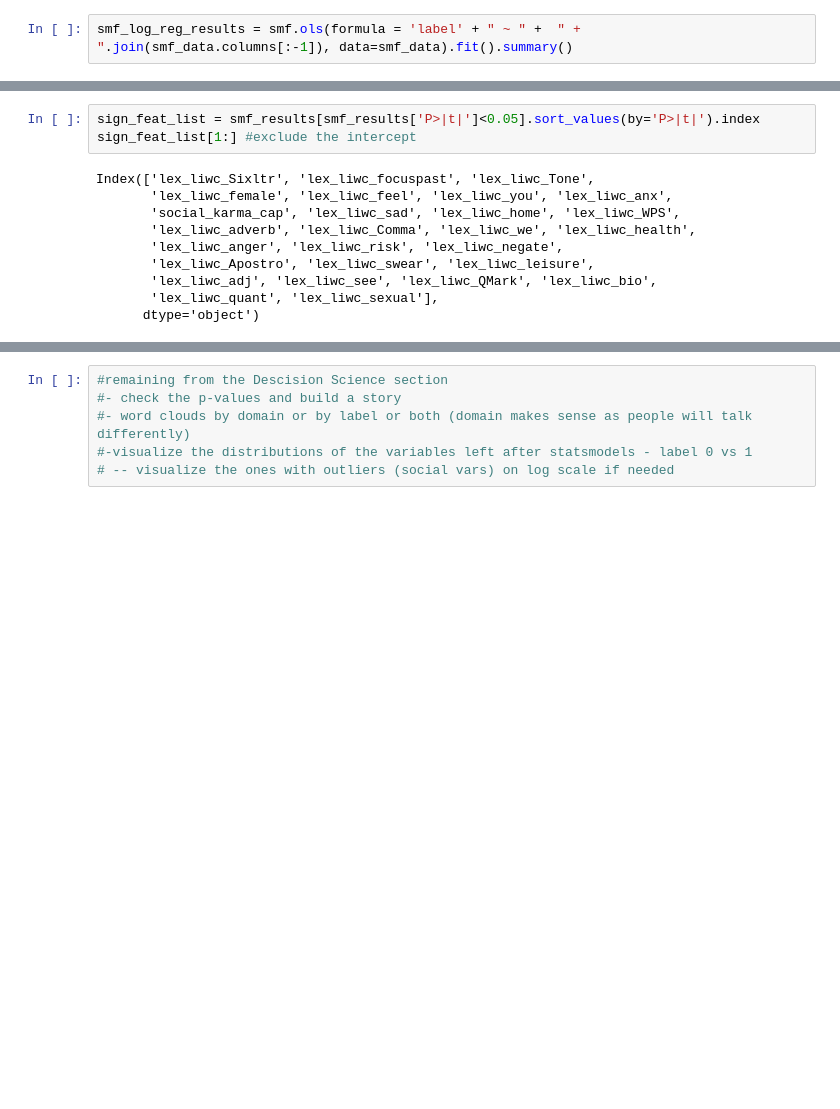
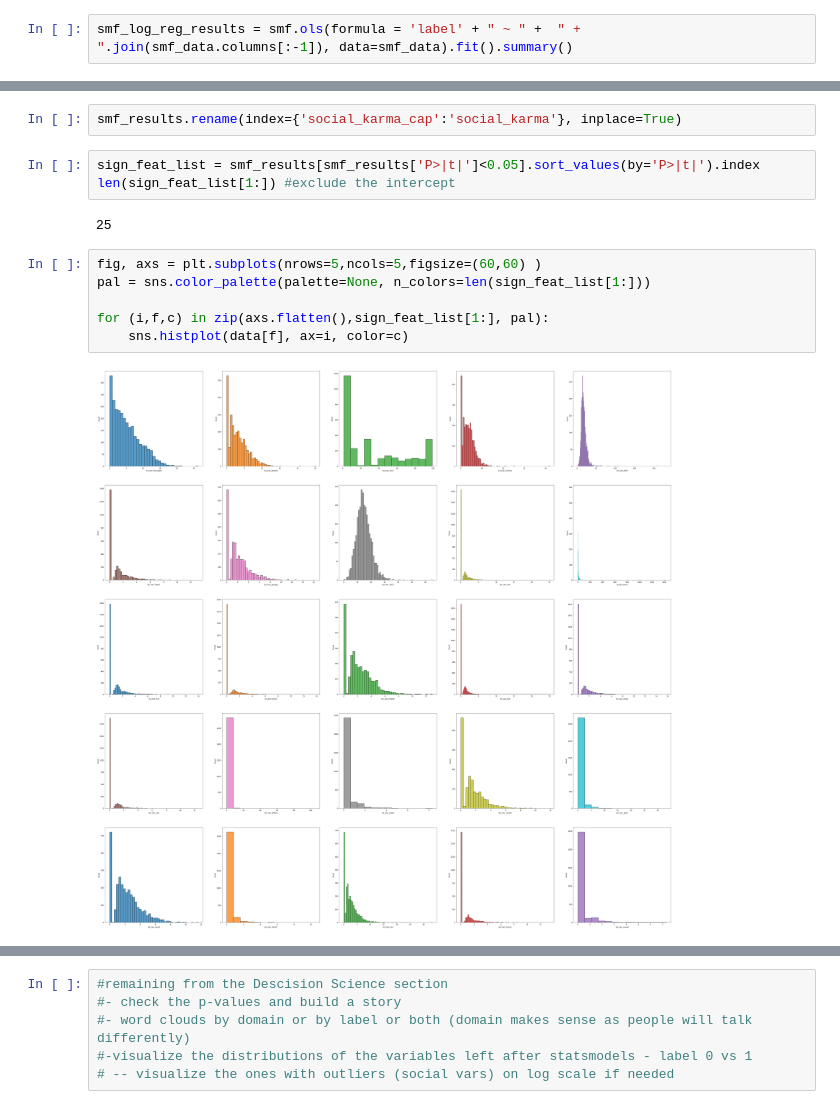
Before and after one commit to rradulov/dreaddit, a Jupyter notebook: notebooks/radul_helen_data_vizv2.ipynb, the cells around one changed output, grey strips where cells are left out. Cells and saved outputs as stored; diff of their text form; blank space fills up the shorter version.

```diff
--- a/notebooks/radul_helen_data_vizv2.ipynb
+++ b/notebooks/radul_helen_data_vizv2.ipynb
@@ -487,13 +505,15 @@ smf_results[smf_results['P>|t|']<0.05].sort_values(by='P>|t|')
+# %%
+smf_results.rename(index={'social_karma_cap':'social_karma'}, inplace=True)
 # %%
 sign_feat_list = smf_results[smf_results['P>|t|']<0.05].sort_values(by='P>|t|').index
-sign_feat_list[1:] #exclude the intercept
+len(sign_feat_list[1:]) #exclude the intercept
 # %% [output]
-Index(['lex_liwc_Sixltr', 'lex_liwc_focuspast', 'lex_liwc_Tone',
-       'lex_liwc_female', 'lex_liwc_feel', 'lex_liwc_you', 'lex_liwc_anx',
-       'social_karma_cap', 'lex_liwc_sad', 'lex_liwc_home', 'lex_liwc_WPS',
-       'lex_liwc_adverb', 'lex_liwc_Comma', 'lex_liwc_we', 'lex_liwc_health',
-       'lex_liwc_anger', 'lex_liwc_risk', 'lex_liwc_negate',
-       'lex_liwc_Apostro', 'lex_liwc_swear', 'lex_liwc_leisure',
-       'lex_liwc_adj', 'lex_liwc_see', 'lex_liwc_QMark', 'lex_liwc_bio',
-       'lex_liwc_quant', 'lex_liwc_sexual'],
-      dtype='object')
+25
+# %%
+fig, axs = plt.subplots(nrows=5,ncols=5,figsize=(60,60) )
+pal = sns.color_palette(palette=None, n_colors=len(sign_feat_list[1:]))
+
+for (i,f,c) in zip(axs.flatten(),sign_feat_list[1:], pal):
+    sns.histplot(data[f], ax=i, color=c)
+# %% [output]
+[figure, added]
```
Also changed, not shown: parts of 18 cells of this notebook.
